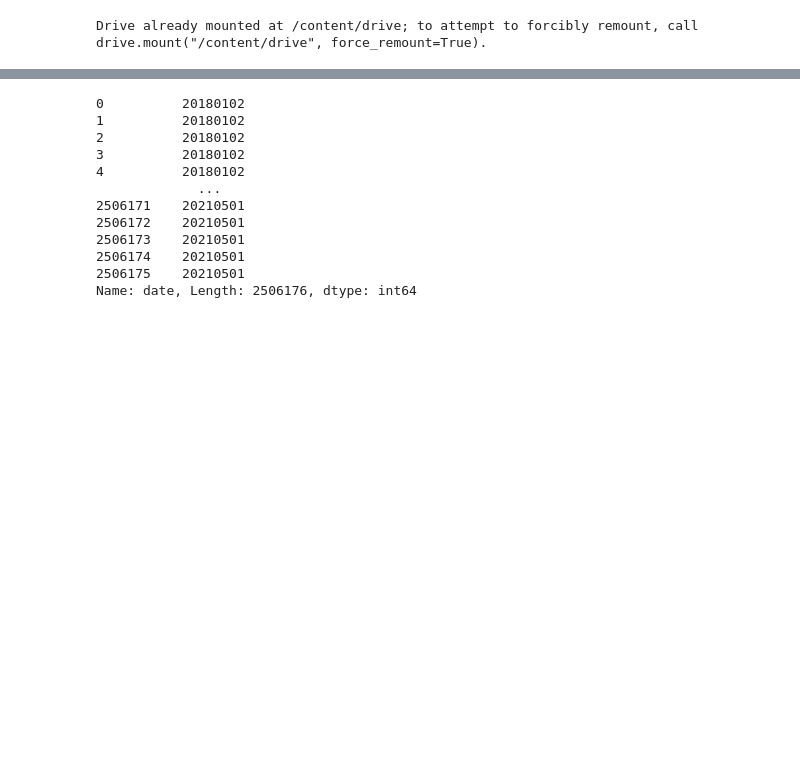
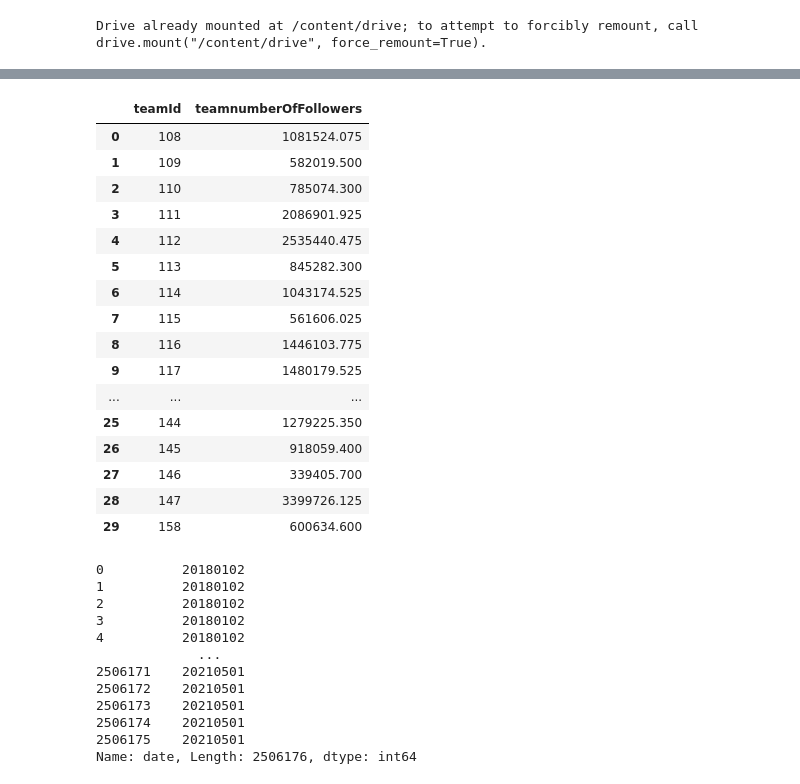
Before and after one commit to a-f-may/mlb, a Jupyter notebook: submit2.ipynb, the cells around one changed output, grey strips where cells are left out. Cells and saved outputs as stored; diff of their text form; code cells hidden in the pictures; blank space fills up the shorter version.

```diff
--- a/submit2.ipynb
+++ b/submit2.ipynb
@@ -165,3 +146,25 @@ players
+# %%
+teamtwitter["teamnumberOfFollowers"] = teamtwitter["numberOfFollowers"]
+teamtwi = teamtwitter.groupby("teamId").mean()["teamnumberOfFollowers"].reset_index()
+teamtwi
+# %% [output]
+|  | teamId | teamnumberOfFollowers |
+| 0 | 108 | 1081524.075 |
+| 1 | 109 | 582019.500 |
+| 2 | 110 | 785074.300 |
+| 3 | 111 | 2086901.925 |
+| 4 | 112 | 2535440.475 |
+| 5 | 113 | 845282.300 |
+| 6 | 114 | 1043174.525 |
+| 7 | 115 | 561606.025 |
+| 8 | 116 | 1446103.775 |
+| 9 | 117 | 1480179.525 |
+| ... | ... | ... |
+| 25 | 144 | 1279225.350 |
+| 26 | 145 | 918059.400 |
+| 27 | 146 | 339405.700 |
+| 28 | 147 | 3399726.125 |
+| 29 | 158 | 600634.600 |
 # %%
 games = pd.read_pickle(TRAIN_DIR / 'games_train.pkl')
 #games.index[games["detailedGameState"] == "Postponed"].shape
```
Also changed, not shown: parts of 32 cells of this notebook.
